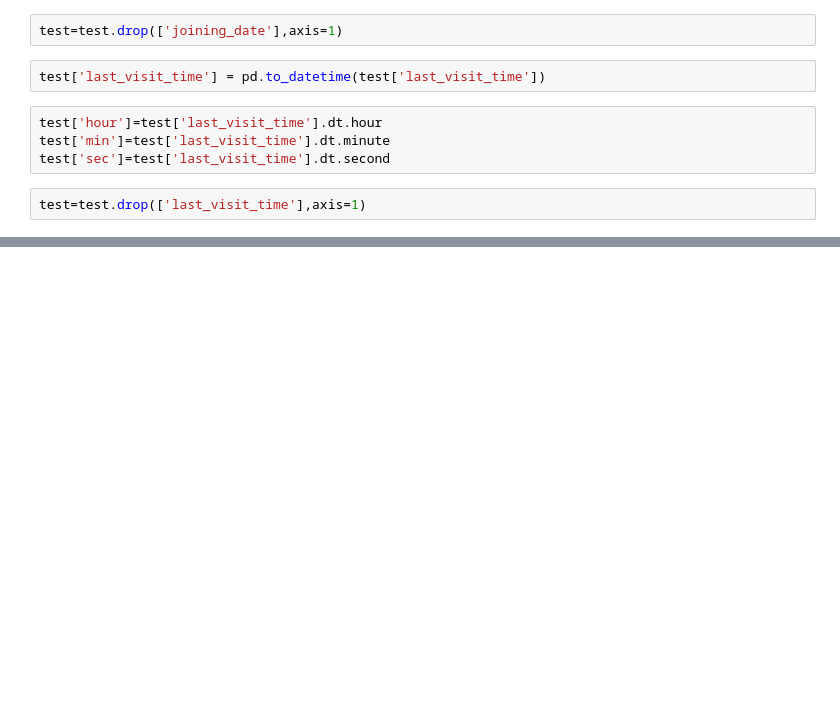
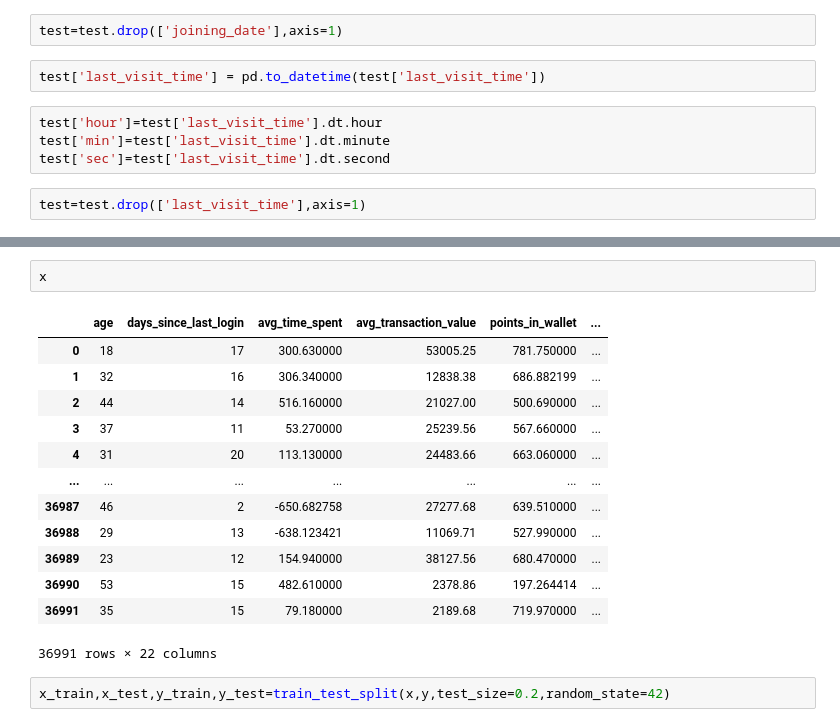
Before and after one commit to ananyadix/final-taskBDCOE, a Jupyter notebook: Untitled3.ipynb, the cells around one changed output, grey strips where cells are left out. Drawn from its saved outputs; the diff is of its cells as text; blank space fills up the shorter version.

```diff
--- a/Untitled3.ipynb
+++ b/Untitled3.ipynb
@@ -446,0 +520,18 @@ memory usage: 2.2 MB
+# %%
+x
+# %% [output]
+|  | age | days_since_last_login | avg_time_spent | avg_transaction_value | points_in_wallet | ... |
+| 0 | 18 | 17 | 300.630000 | 53005.25 | 781.750000 | ... |
+| 1 | 32 | 16 | 306.340000 | 12838.38 | 686.882199 | ... |
+| 2 | 44 | 14 | 516.160000 | 21027.00 | 500.690000 | ... |
+| 3 | 37 | 11 | 53.270000 | 25239.56 | 567.660000 | ... |
+| 4 | 31 | 20 | 113.130000 | 24483.66 | 663.060000 | ... |
+| ... | ... | ... | ... | ... | ... | ... |
+| 36987 | 46 | 2 | -650.682758 | 27277.68 | 639.510000 | ... |
+| 36988 | 29 | 13 | -638.123421 | 11069.71 | 527.990000 | ... |
+| 36989 | 23 | 12 | 154.940000 | 38127.56 | 680.470000 | ... |
+| 36990 | 53 | 15 | 482.610000 | 2378.86 | 197.264414 | ... |
+| 36991 | 35 | 15 | 79.180000 | 2189.68 | 719.970000 | ... |
+36991 rows × 22 columns
+# %%
+x_train,x_test,y_train,y_test=train_test_split(x,y,test_size=0.2,random_state=42)
```
Also changed, not shown: parts of 41 cells of this notebook.
